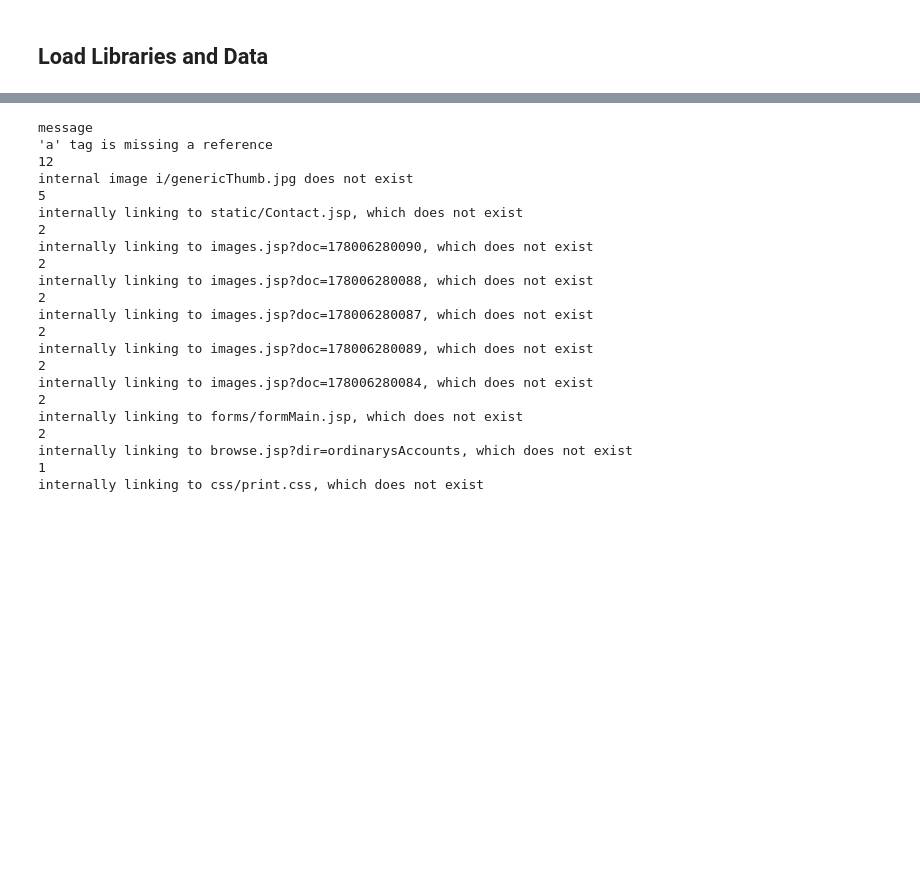
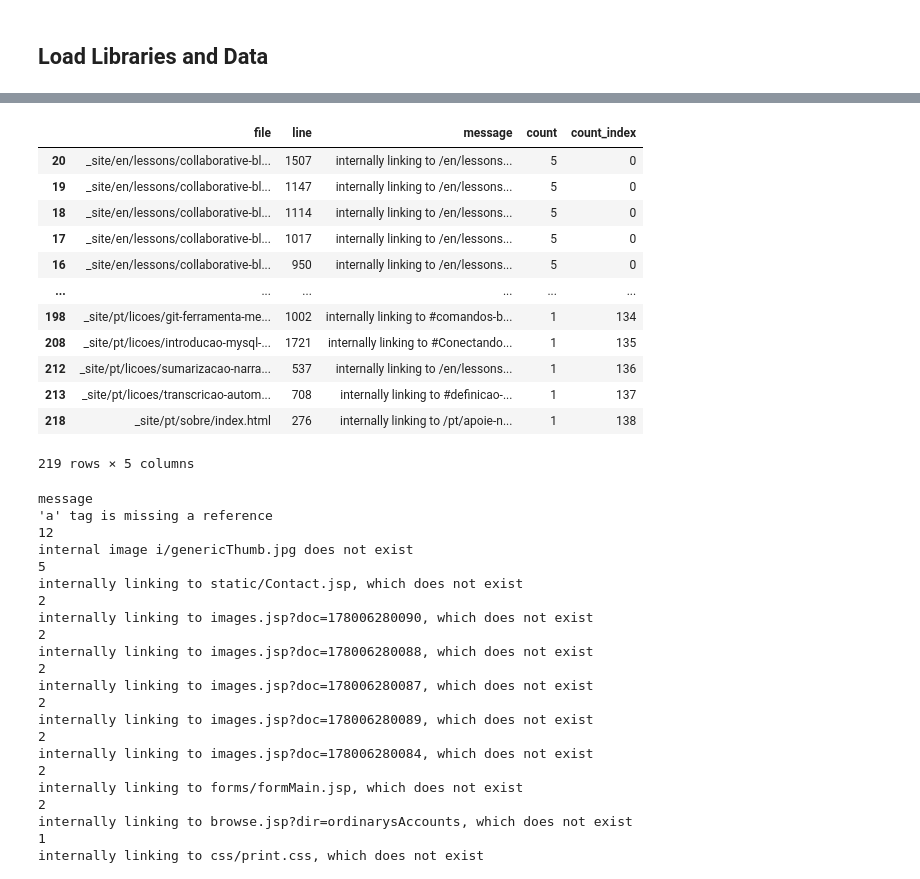
Before and after one commit to programminghistorian/jekyll, a Jupyter notebook: FixingLinksNotebook.ipynb, the cells around one changed output, grey strips where cells are left out. Cells and saved outputs as stored; diff of their text form; code cells hidden in the pictures; blank space fills up the shorter version.

```diff
--- a/FixingLinksNotebook.ipynb
+++ b/FixingLinksNotebook.ipynb
@@ -109,2 +130,18 @@ file_counts_df
 # %%
 merged_df = df.merge(file_counts_df, on='file', how='outer').sort_values(by="count_index", ascending=True)
+# %%
+merged_df
+# %% [output]
+|  | file | line | message | count | count_index |
+| 20 | _site/en/lessons/collaborative-bl... | 1507 | internally linking to /en/lessons... | 5 | 0 |
+| 19 | _site/en/lessons/collaborative-bl... | 1147 | internally linking to /en/lessons... | 5 | 0 |
+| 18 | _site/en/lessons/collaborative-bl... | 1114 | internally linking to /en/lessons... | 5 | 0 |
+| 17 | _site/en/lessons/collaborative-bl... | 1017 | internally linking to /en/lessons... | 5 | 0 |
+| 16 | _site/en/lessons/collaborative-bl... | 950 | internally linking to /en/lessons... | 5 | 0 |
+| ... | ... | ... | ... | ... | ... |
+| 198 | _site/pt/licoes/git-ferramenta-me... | 1002 | internally linking to #comandos-b... | 1 | 134 |
+| 208 | _site/pt/licoes/introducao-mysql-... | 1721 | internally linking to #Conectando... | 1 | 135 |
+| 212 | _site/pt/licoes/sumarizacao-narra... | 537 | internally linking to /en/lessons... | 1 | 136 |
+| 213 | _site/pt/licoes/transcricao-autom... | 708 | internally linking to #definicao-... | 1 | 137 |
+| 218 | _site/pt/sobre/index.html | 276 | internally linking to /pt/apoie-n... | 1 | 138 |
+219 rows × 5 columns
```
Also changed, not shown: parts of 9 cells of this notebook, 12 other files.
